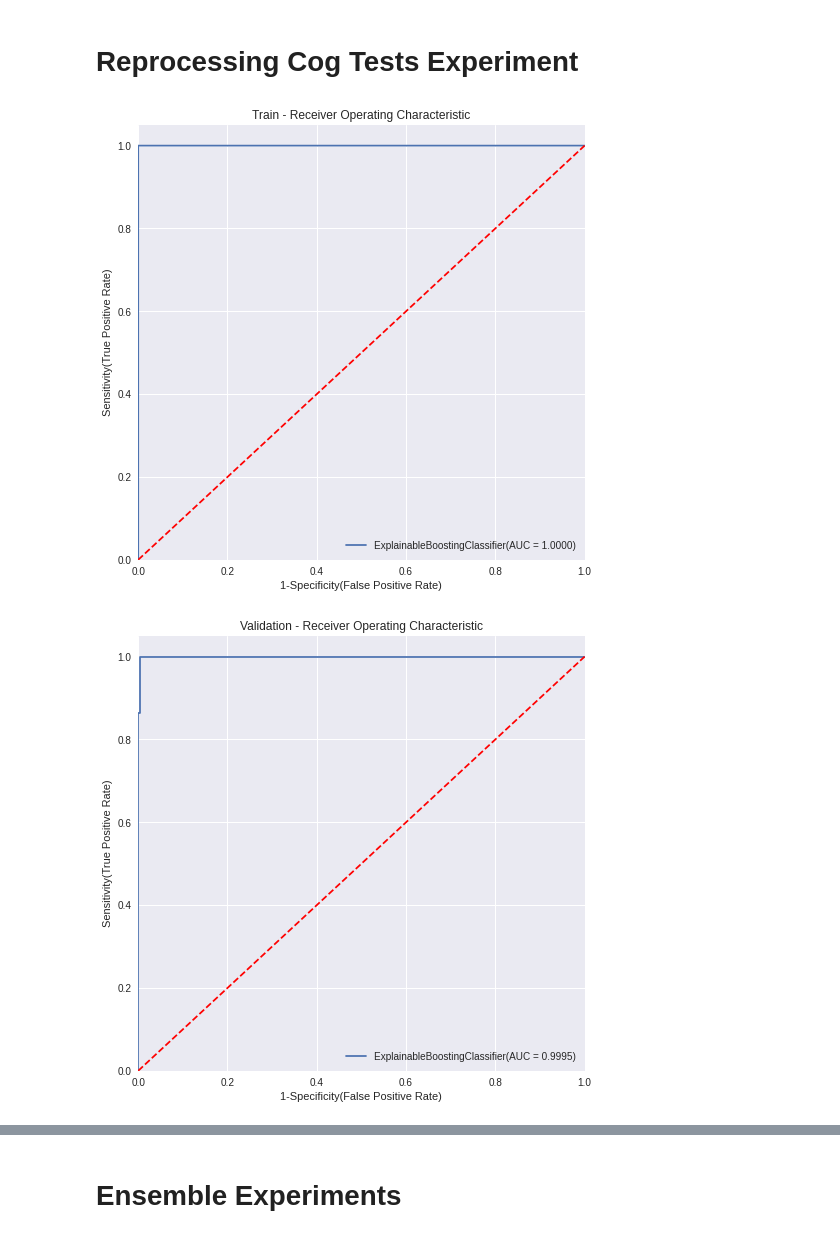
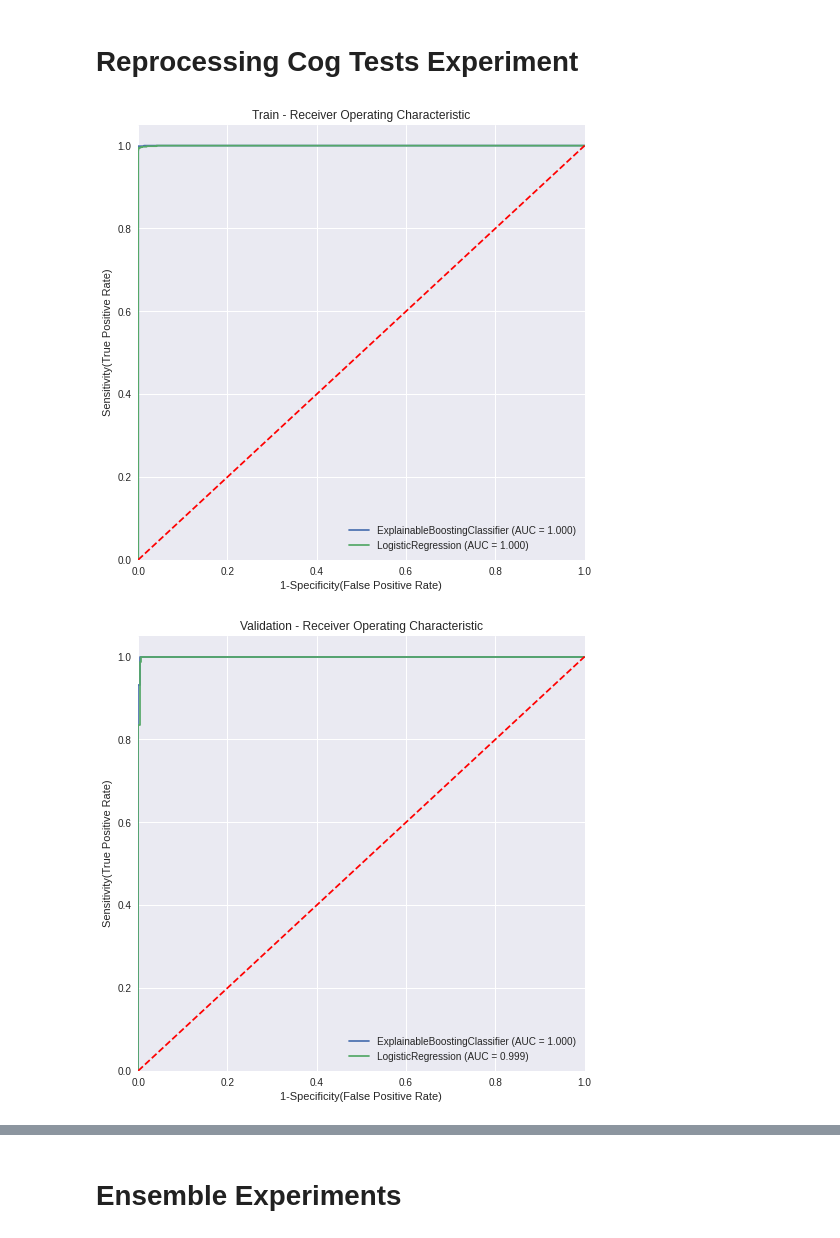
Before and after one commit to lucasthim/mmml-alzheimer-diagnosis, a Jupyter notebook: notebooks/20211227_Ensemble_Results_AD.ipynb, the cells around one changed output, grey strips where cells are left out. Cells and saved outputs as stored; diff of their text form; code cells hidden in the pictures.

```diff
--- a/notebooks/20211227_Ensemble_Results_AD.ipynb
+++ b/notebooks/20211227_Ensemble_Results_AD.ipynb
@@ -53,12 +50,12 @@ from ensemble_preprocessing import execute_ensemble_preprocessing
 os.chdir('/home/lucas/projects/mmml-alzheimer-diagnosis/src/data_preparation')
 from ensemble_preparation import execute_ensemble_preparation
 # %%
-preprocessed_cognitive_data_path = '/home/lucas/projects/data/COGNITIVE_DATA_PREPROCESSED.csv'
-preprocessed_mri_raw_data_path = '/home/lucas/projects/data/PREPROCESSED_MRI_REFERENCE.csv'
-ensemble_data_output_path = '/home/lucas/projects/data/PREPROCESSED_ENSEMBLE_REFERENCE.csv'
+preprocessed_cognitive_data_path = '/home/lucas/projects/mmml-alzheimer-diagnosis/data/COGNITIVE_DATA_PREPROCESSED.csv'
+preprocessed_mri_raw_data_path = '/home/lucas/projects/mmml-alzheimer-diagnosis/data/PREPROCESSED_MRI_REFERENCE.csv'
+ensemble_data_output_path = '/home/lucas/projects/mmml-alzheimer-diagnosis/data/PREPROCESSED_ENSEMBLE_REFERENCE.csv'
 classes = [0,1,2]
 
-execute_ensemble_preprocessing(preprocessed_cognitive_data_path,
+df_ensemble,df_cog,df_mri = execute_ensemble_preprocessing(preprocessed_cognitive_data_path,
                                                            preprocessed_mri_raw_data_path,
                                                            classes = classes,
                                                            ensemble_data_output_path=ensemble_data_output_path)
@@ -66,5 +63,5 @@ execute_ensemble_preprocessing(preprocessed_cognitive_data_path,
 validation_size = 0.25
 test_size = 0.25
 ensemble_data_path = ensemble_data_output_path
-output_data_path = '/home/lucas/projects/data/PROCESSED_ENSEMBLE_REFERENCE.csv'
+output_data_path = '/home/lucas/projects/mmml-alzheimer-diagnosis/data/PROCESSED_ENSEMBLE_REFERENCE.csv'
 execute_ensemble_preparation(ensemble_data_path,output_data_path,classes,validation_size,test_size);
@@ -91,28 +109,35 @@ def get_cognitive_data_predictions(df_cog_data):
   ebm_cog = ExplainableBoostingClassifier();
   ebm_cog.fit(df_train.drop('DIAGNOSIS',axis=1),df_train['DIAGNOSIS']);
 
+  lr_cog = LogisticRegression(max_iter=5000);
+  lr_cog.fit(df_train.drop('DIAGNOSIS',axis=1),df_train['DIAGNOSIS']);
+
   df_cog_final = df_cog_data.drop(['SITE','COLPROT','ORIGPROT','EXAMDATE','DIAGNOSIS_BASELINE','RACE'],axis=1)
-  df_cog_final['COGTEST_SCORE'] = ebm_cog.predict_proba(df_cog_final.drop(['DIAGNOSIS','DATASET',"SUBJECT",'IMAGE_DATA_ID','VISCODE','RID'],axis=1))[:,-1]
+  ebm_preds = ebm_cog.predict_proba(df_cog_final.drop(['DIAGNOSIS','DATASET',"SUBJECT",'IMAGE_DATA_ID','VISCODE','RID'],axis=1))[:,-1]
+  lr_preds = lr_cog.predict_proba(df_cog_final.drop(['DIAGNOSIS','DATASET',"SUBJECT",'IMAGE_DATA_ID','VISCODE','RID'],axis=1))[:,-1]
 
-  return df_cog_final,ebm_cog
+  df_cog_final['COGTEST_SCORE_EBM'] = ebm_preds
+  df_cog_final['COGTEST_SCORE_LR'] = lr_preds
+
+  return df_cog_final,ebm_cog,lr_cog
 # %%
 preprocessed_cognitive_data_path = '/home/lucas/projects/mmml-alzheimer-diagnosis/data/COGNITIVE_DATA_PREPROCESSED.csv'
 processed_ensemble_data_path = '/home/lucas/projects/mmml-alzheimer-diagnosis/data/PROCESSED_ENSEMBLE_REFERENCE.csv'
-cognitive_data_predictions_final_path = '/home/lucas/projects/mmml-alzheimer-diagnosis/data/PREDICTIONS_AD_COG_TESTS_1125.csv'
+cognitive_data_predictions_final_path = '/home/lucas/projects/mmml-alzheimer-diagnosis/data/PREDICTIONS_AD_COG_TESTS.csv'
 classes = [0,1]
 
 df_cog_data = process_cognitive_data(preprocessed_cognitive_data_path,processed_ensemble_data_path,labels=classes)
-df_cog_final,ebm_cog = get_cognitive_data_predictions(df_cog_data)
+df_cog_final,ebm_cog,lr_cog = get_cognitive_data_predictions(df_cog_data)
 # %%
 label = 'DIAGNOSIS'
-df_train = df_cog_final.query("DATASET not in ('validation','test')").drop(['COGTEST_SCORE','DATASET',"SUBJECT",'IMAGE_DATA_ID','VISCODE','RID'],axis=1).fillna(0)
-df_validation = df_cog_final.query("DATASET in ('validation')").drop(['COGTEST_SCORE','DATASET',"SUBJECT",'IMAGE_DATA_ID','VISCODE','RID'],axis=1).fillna(0)
-df_test = df_cog_final.query("DATASET in ('test')").drop(['COGTEST_SCORE','DATASET',"SUBJECT",'IMAGE_DATA_ID','VISCODE','RID'],axis=1).fillna(0)
+df_train = df_cog_final.query("DATASET not in ('validation','test')").drop(['COGTEST_SCORE_EBM','COGTEST_SCORE_LR','DATASET',"SUBJECT",'IMAGE_DATA_ID','VISCODE','RID'],axis=1).fillna(0)
+df_validation = df_cog_final.query("DATASET in ('validation')").drop(['COGTEST_SCORE_EBM','COGTEST_SCORE_LR','DATASET',"SUBJECT",'IMAGE_DATA_ID','VISCODE','RID'],axis=1).fillna(0)
+df_test = df_cog_final.query("DATASET in ('test')").drop(['COGTEST_SCORE_EBM','COGTEST_SCORE_LR','DATASET',"SUBJECT",'IMAGE_DATA_ID','VISCODE','RID'],axis=1).fillna(0)
 
-models=[ebm_cog]
+models=[ebm_cog,lr_cog]
 datasets=[df_train,df_validation,df_test]
 df_rocs = calculate_experiment_performance_on_datasets(models,datasets,label)
 df_rocs
 # %% [output]
-[figure, old version]
+[figure, new version]
-[figure, old version]
+[figure, new version]
```
Also changed, not shown: parts of 23 cells of this notebook, 7 other files.
